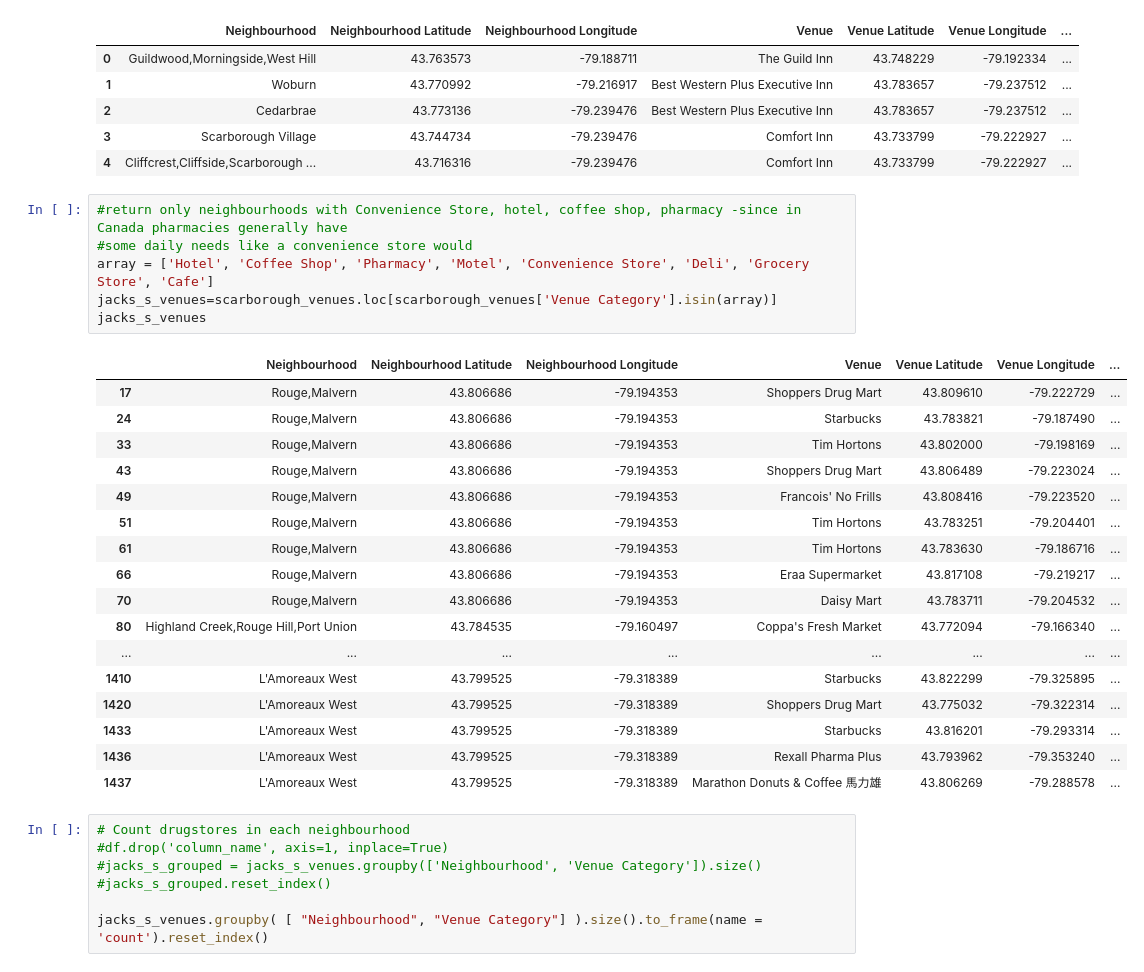
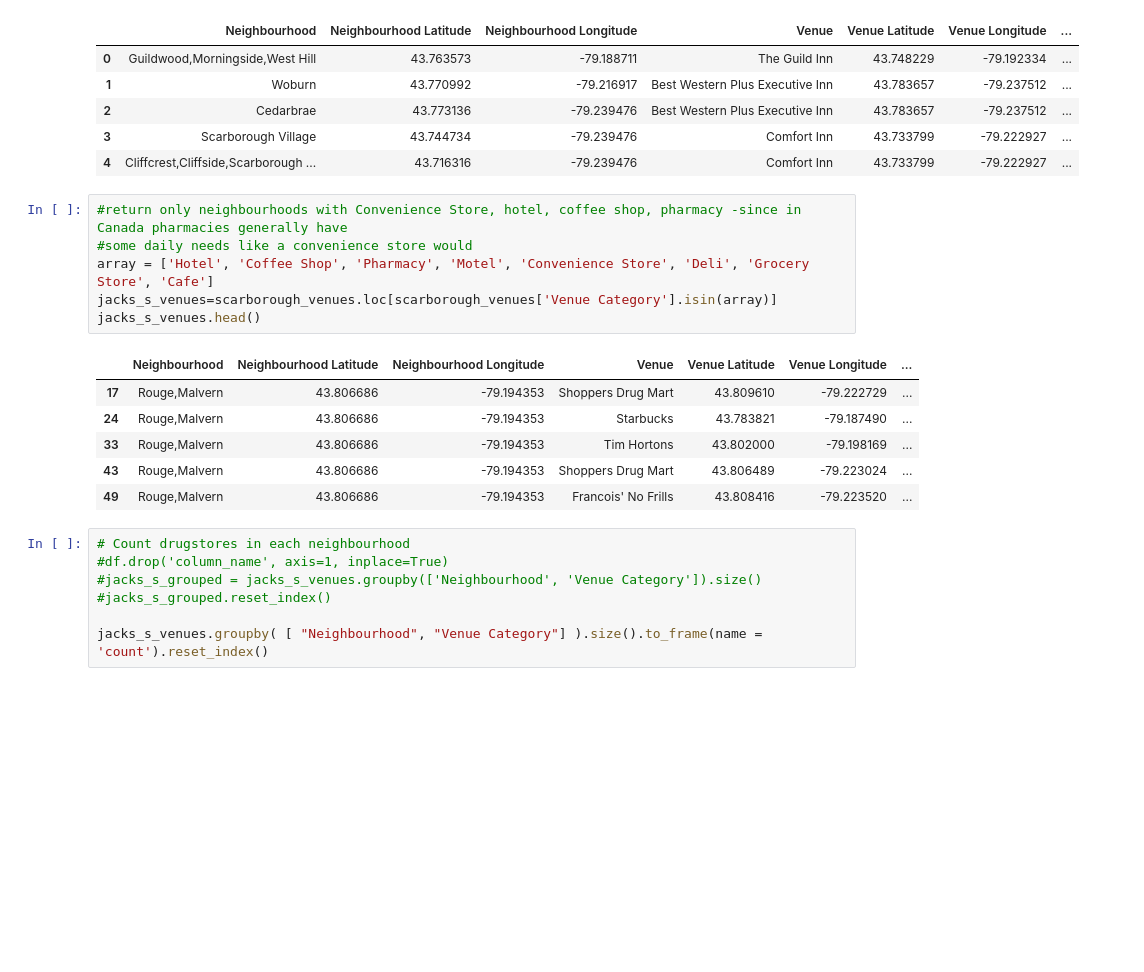
Before and after one commit to ManalChakra/Coursera_Capstone, a Jupyter notebook: Battle of the Boroughs.ipynb, the cells around one changed output. Saved outputs shown, nothing was run; the diff lists cells and outputs as text; blank space fills up the shorter version.

```diff
--- a/Battle of the Boroughs.ipynb
+++ b/Battle of the Boroughs.ipynb
@@ -972,27 +921,16 @@ s_hotels.head()
 # %%
 #return only neighbourhoods with Convenience Store, hotel, coffee shop, pharmacy -since in Canada pharmacies generally have
 #some daily needs like a convenience store would
 array = ['Hotel', 'Coffee Shop', 'Pharmacy', 'Motel', 'Convenience Store', 'Deli', 'Grocery Store', 'Cafe']
 jacks_s_venues=scarborough_venues.loc[scarborough_venues['Venue Category'].isin(array)]
-jacks_s_venues
+jacks_s_venues.head()
 # %% [output]
 |  | Neighbourhood | Neighbourhood Latitude | Neighbourhood Longitude | Venue | Venue Latitude | Venue Longitude | ... |
 | 17 | Rouge,Malvern | 43.806686 | -79.194353 | Shoppers Drug Mart | 43.809610 | -79.222729 | ... |
 | 24 | Rouge,Malvern | 43.806686 | -79.194353 | Starbucks | 43.783821 | -79.187490 | ... |
 | 33 | Rouge,Malvern | 43.806686 | -79.194353 | Tim Hortons | 43.802000 | -79.198169 | ... |
 | 43 | Rouge,Malvern | 43.806686 | -79.194353 | Shoppers Drug Mart | 43.806489 | -79.223024 | ... |
 | 49 | Rouge,Malvern | 43.806686 | -79.194353 | Francois' No Frills | 43.808416 | -79.223520 | ... |
-| 51 | Rouge,Malvern | 43.806686 | -79.194353 | Tim Hortons | 43.783251 | -79.204401 | ... |
-| 61 | Rouge,Malvern | 43.806686 | -79.194353 | Tim Hortons | 43.783630 | -79.186716 | ... |
-| 66 | Rouge,Malvern | 43.806686 | -79.194353 | Eraa Supermarket | 43.817108 | -79.219217 | ... |
-| 70 | Rouge,Malvern | 43.806686 | -79.194353 | Daisy Mart | 43.783711 | -79.204532 | ... |
-| 80 | Highland Creek,Rouge Hill,Port Union | 43.784535 | -79.160497 | Coppa's Fresh Market | 43.772094 | -79.166340 | ... |
-| ... | ... | ... | ... | ... | ... | ... | ... |
-| 1410 | L'Amoreaux West | 43.799525 | -79.318389 | Starbucks | 43.822299 | -79.325895 | ... |
-| 1420 | L'Amoreaux West | 43.799525 | -79.318389 | Shoppers Drug Mart | 43.775032 | -79.322314 | ... |
-| 1433 | L'Amoreaux West | 43.799525 | -79.318389 | Starbucks | 43.816201 | -79.293314 | ... |
-| 1436 | L'Amoreaux West | 43.799525 | -79.318389 | Rexall Pharma Plus | 43.793962 | -79.353240 | ... |
-| 1437 | L'Amoreaux West | 43.799525 | -79.318389 | Marathon Donuts & Coffee 馬力雄 | 43.806269 | -79.288578 | ... |
 # %%
 # Count drugstores in each neighbourhood
 #df.drop('column_name', axis=1, inplace=True)
```
Also changed, not shown: parts of 11 cells of this notebook.
